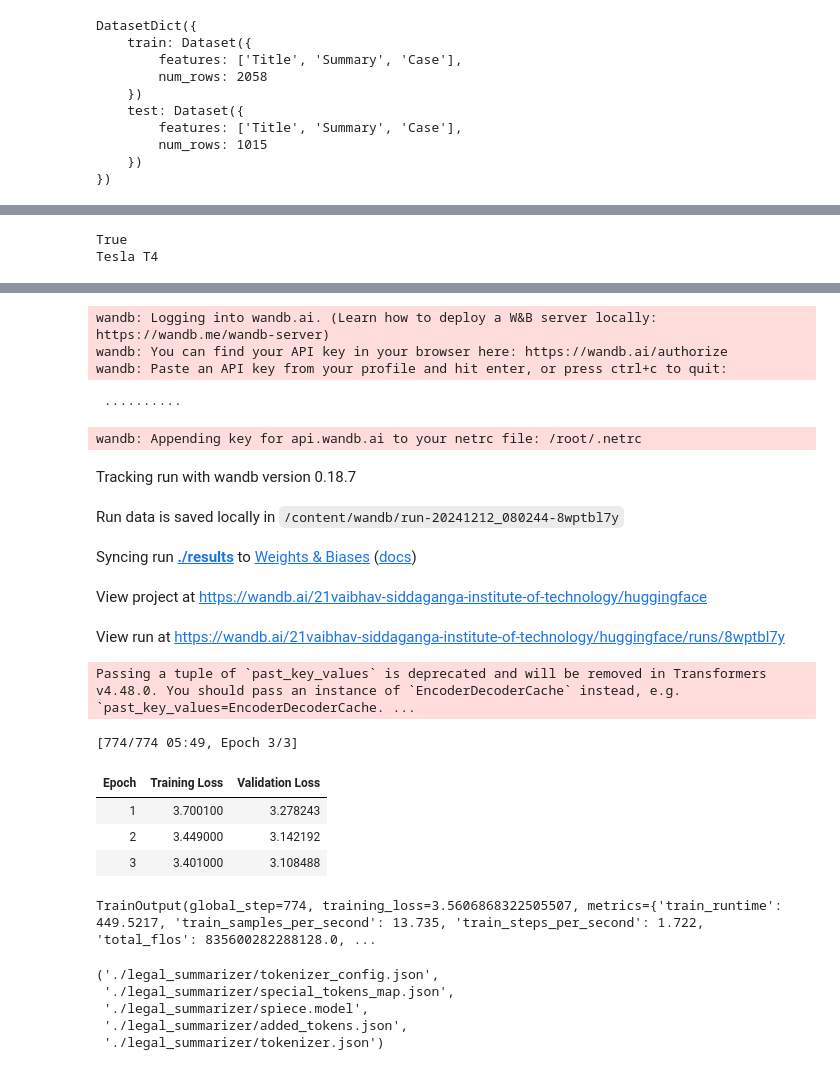
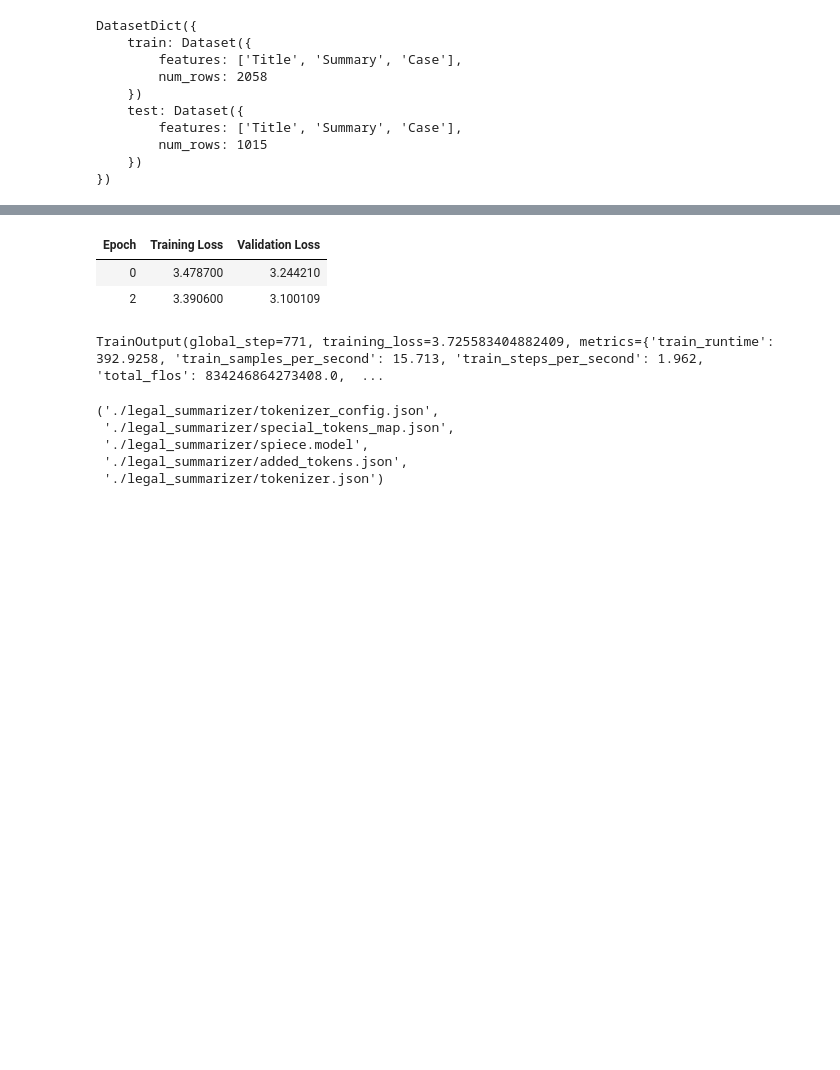
Before and after one commit to 21-Vaibhav/Major-project---24, a Jupyter notebook: Untitled0.ipynb, the cells around one changed output, grey strips where cells are left out. Drawn from its saved outputs; the diff is of its cells as text; code cells hidden in the pictures; blank space fills up the shorter version.

```diff
--- a/Untitled0.ipynb
+++ b/Untitled0.ipynb
@@ -55,8 +55,8 @@ nltk.download('punkt')
 tokenizer = AutoTokenizer.from_pretrained("t5-small")  # Pretrained summarization model
 
 def preprocess_data(batch):
-    tokenized_inputs = tokenizer(batch['Case'], truncation=True, padding='max_length', max_length=512)
-    tokenized_outputs = tokenizer(batch['Summary'], truncation=True, padding='max_length', max_length=128)
+    tokenized_inputs = tokenizer(batch['Case'], truncation=True, padding=True, max_length=None)
+    tokenized_outputs = tokenizer(batch['Summary'], truncation=True, padding=True, max_length=None)
     return {'input_ids': tokenized_inputs['input_ids'],
             'attention_mask': tokenized_inputs['attention_mask'],
             'labels': tokenized_outputs['input_ids']}
@@ -70,7 +68,0 @@ The cache for model files in Transformers v4.22.0 has been updated. Migrating yo
-# %%
-import torch
-print(torch.cuda.is_available())  # Should return True
-print(torch.cuda.get_device_name(0))  # Prints the name of the GPU (e.g., Tesla T4)
-# %% [output]
-True
-Tesla T4
@@ -85,11 +80,13 @@ training_args = TrainingArguments(
     output_dir="./results",
     evaluation_strategy="epoch",
     learning_rate=2e-5,
-    per_device_train_batch_size=8,
+    per_device_train_batch_size=4,
     num_train_epochs=3,
+    gradient_accumulation_steps=2,
     save_strategy="epoch",
     weight_decay=0.01,
     logging_dir="./logs",
+    fp16=True,
     logging_steps=10
 )
 
@@ -110,20 +105,7 @@ wandb: Using wandb-core as the SDK backend.  Please refer to https://wandb.me/wa
+| Epoch | Training Loss | Validation Loss |
+| 0 | 3.478700 | 3.244210 |
+| 2 | 3.390600 | 3.100109 |
-wandb: Logging into wandb.ai. (Learn how to deploy a W&B server locally: https://wandb.me/wandb-server)
-wandb: You can find your API key in your browser here: https://wandb.ai/authorize
-wandb: Paste an API key from your profile and hit enter, or press ctrl+c to quit:
+TrainOutput(global_step=771, training_loss=3.725583404882409, metrics={'train_runtime': 392.9258, 'train_samples_per_second': 15.713, 'train_steps_per_second': 1.962, 'total_flos': 834246864273408.0,  ...
- ··········
-wandb: Appending key for api.wandb.ai to your netrc file: /root/.netrc
-Tracking run with wandb version 0.18.7
-Run data is saved locally in /content/wandb/run-20241212_080244-8wptbl7y
-Syncing run ./results to Weights & Biases (docs)
-View project at https://wandb.ai/21vaibhav-siddaganga-institute-of-technology/huggingface
-View run at https://wandb.ai/21vaibhav-siddaganga-institute-of-technology/huggingface/runs/8wptbl7y
-Passing a tuple of `past_key_values` is deprecated and will be removed in Transformers v4.48.0. You should pass an instance of `EncoderDecoderCache` instead, e.g. `past_key_values=EncoderDecoderCache. ...
-[774/774 05:49, Epoch 3/3]
-| Epoch | Training Loss | Validation Loss |
-| 1 | 3.700100 | 3.278243 |
-| 2 | 3.449000 | 3.142192 |
-| 3 | 3.401000 | 3.108488 |
-TrainOutput(global_step=774, training_loss=3.5606868322505507, metrics={'train_runtime': 449.5217, 'train_samples_per_second': 13.735, 'train_steps_per_second': 1.722, 'total_flos': 835600282288128.0, ...
 # %%
 import torch
 import torch.nn as nn
```
Also changed, not shown: parts of 5 cells of this notebook.
